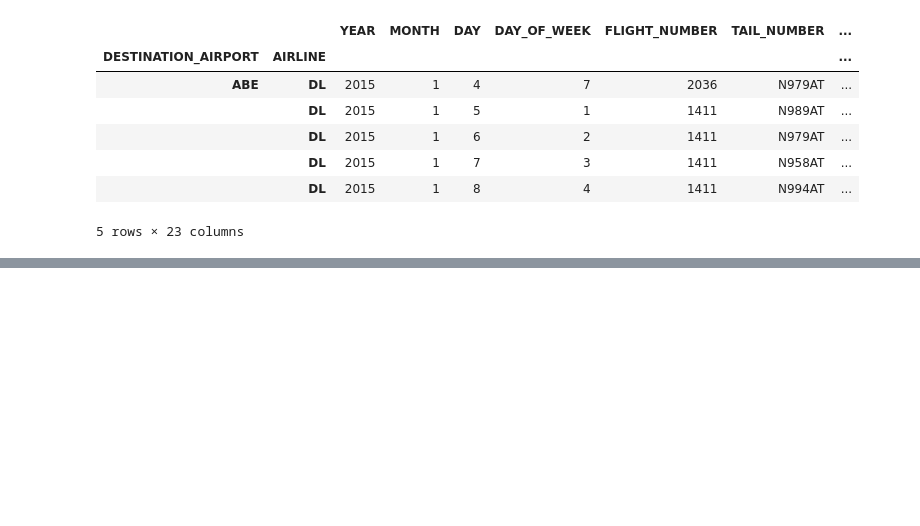
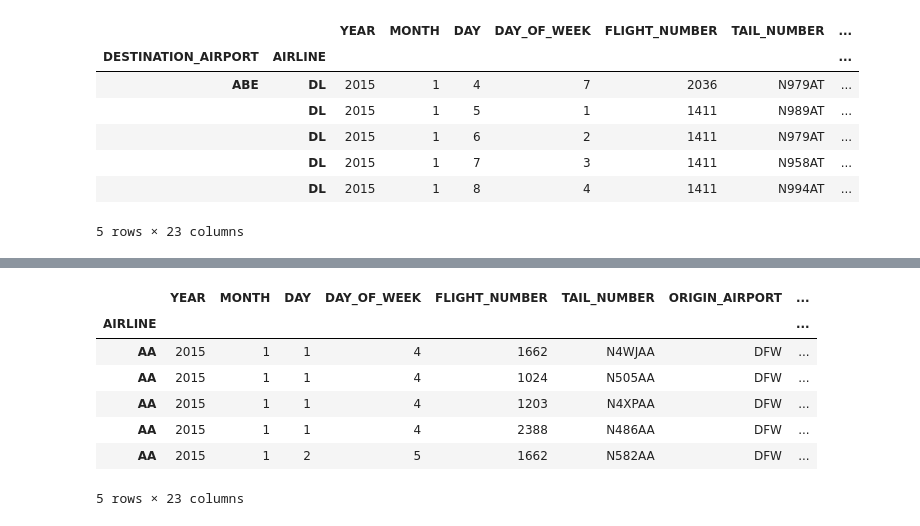
Before and after one commit to omid-sar/Interview-Preparation, a Jupyter notebook: data_manipulation/manipulation.ipynb, the cells around one changed output, grey strips where cells are left out. Saved outputs shown, nothing was run; the diff lists cells and outputs as text; code cells hidden in the pictures; blank space fills up the shorter version.

```diff
--- a/data_manipulation/manipulation.ipynb
+++ b/data_manipulation/manipulation.ipynb
@@ -99,0 +118,11 @@ df.head()
+# %%
+df.loc["ABQ"].head()
+# %% [output]
+|  | YEAR | MONTH | DAY | DAY_OF_WEEK | FLIGHT_NUMBER | TAIL_NUMBER | ORIGIN_AIRPORT | ... |
+| AIRLINE |  |  |  |  |  |  |  | ... |
+| AA | 2015 | 1 | 1 | 4 | 1662 | N4WJAA | DFW | ... |
+| AA | 2015 | 1 | 1 | 4 | 1024 | N505AA | DFW | ... |
+| AA | 2015 | 1 | 1 | 4 | 1203 | N4XPAA | DFW | ... |
+| AA | 2015 | 1 | 1 | 4 | 2388 | N486AA | DFW | ... |
+| AA | 2015 | 1 | 2 | 5 | 1662 | N582AA | DFW | ... |
+5 rows × 23 columns
```
Also changed, not shown: parts of 6 cells of this notebook, 2 other files.
